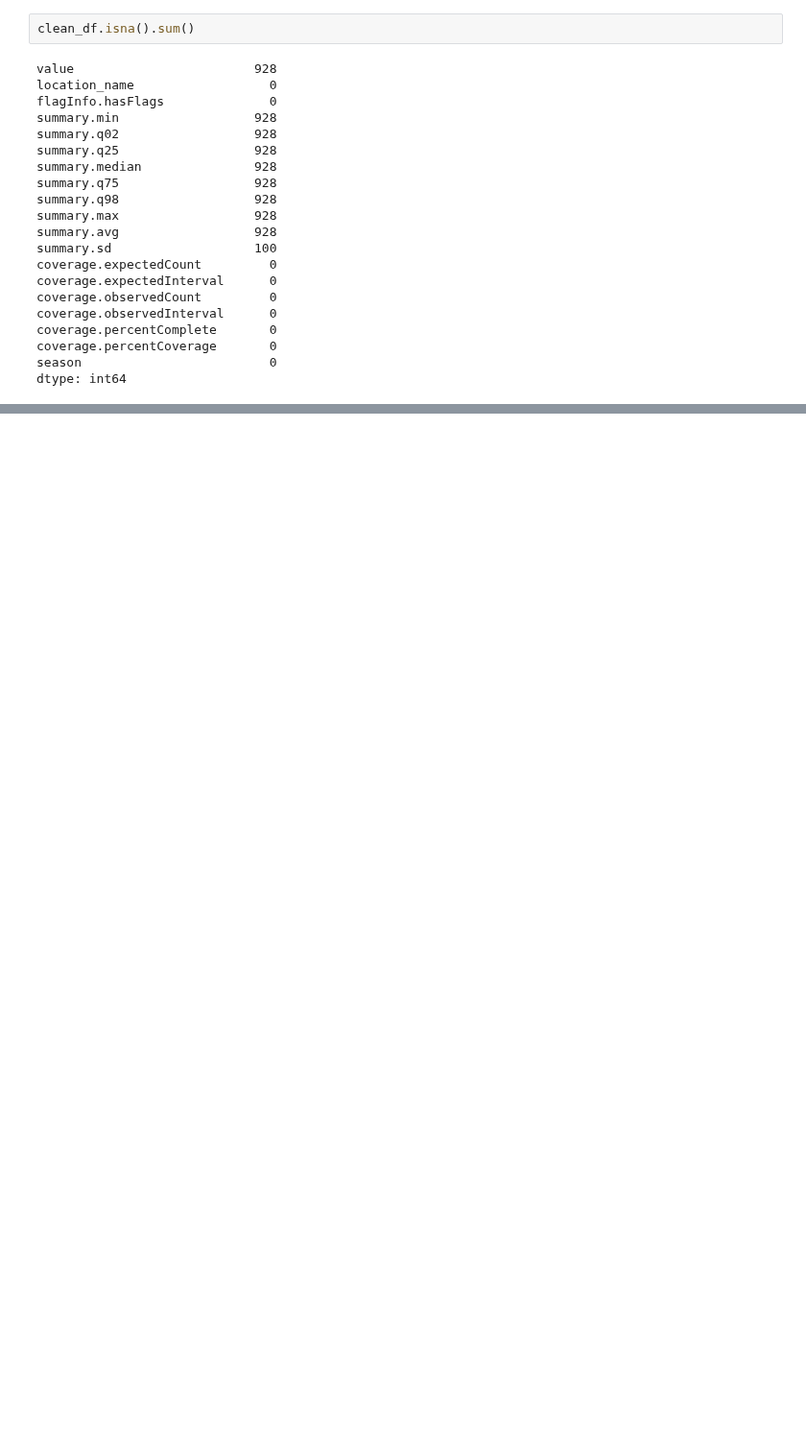
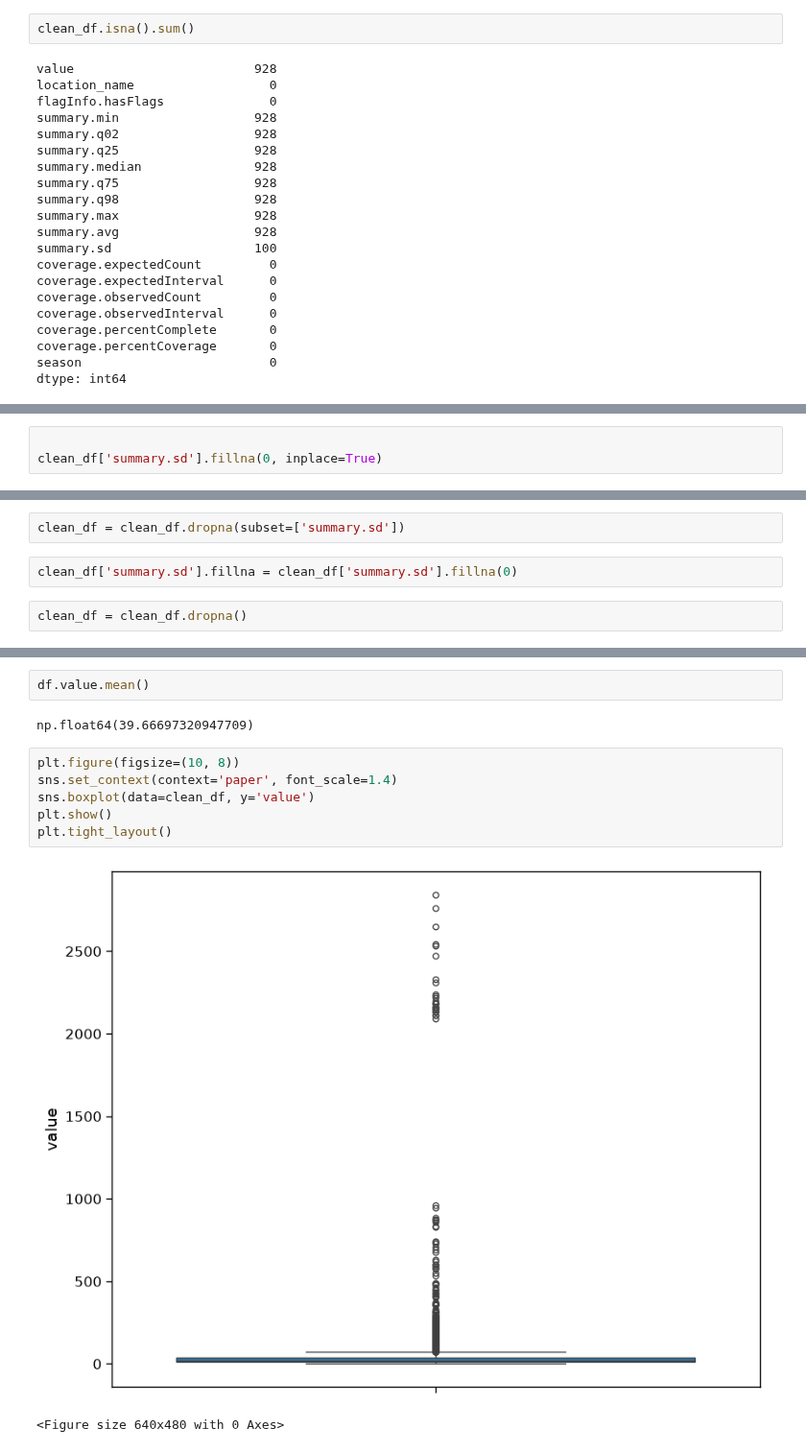
Before and after one commit to iencislennon/Next-Day-PM2.5-Air-Quality-Forecasting-forAlmaty, a Jupyter notebook: exploratory/sandbox.ipynb, the cells around one changed output, grey strips where cells are left out. Shown at 96% size. Saved outputs shown, nothing was run; the diff lists cells and outputs as text; blank space fills up the shorter version.

Commit message:
full data loader, cleaned df, feature engg

```diff
--- a/exploratory/sandbox.ipynb
+++ b/exploratory/sandbox.ipynb
@@ -326,0 +393,3 @@ dtype: int64
+# %%
+
+clean_df['summary.sd'].fillna(0, inplace=True)
@@ -326,0 +439,6 @@ dtype: int64
+# %%
+clean_df = clean_df.dropna(subset=['summary.sd'])
+# %%
+clean_df['summary.sd'].fillna = clean_df['summary.sd'].fillna(0)
+# %%
+clean_df = clean_df.dropna()
@@ -326,0 +488,13 @@ dtype: int64
+# %%
+df.value.mean()
+# %% [output]
+np.float64(39.66697320947709)
+# %%
+plt.figure(figsize=(10, 8))
+sns.set_context(context='paper', font_scale=1.4)
+sns.boxplot(data=clean_df, y='value')
+plt.show()
+plt.tight_layout()
+# %% [output]
+[figure, added]
+<Figure size 640x480 with 0 Axes>
```
Also changed, not shown: parts of 30 cells of this notebook, 3 other files.
